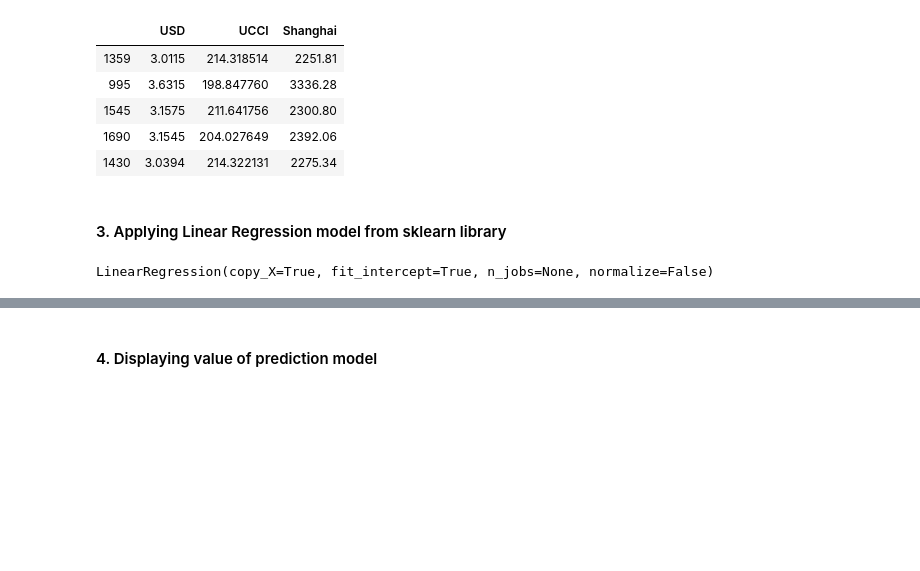
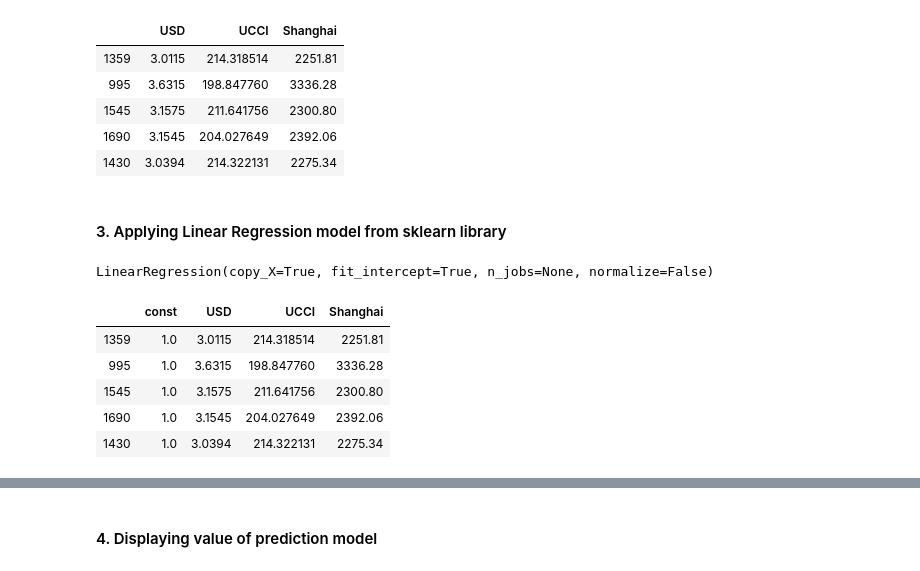
Before and after one commit to n-Faiz/WQD7003-Project-OilPriceMovement, a Jupyter notebook: New_Group_Project_Data_Analytic - Storyline.ipynb, the cells around one changed output, grey strips where cells are left out. Saved outputs shown, nothing was run; the diff lists cells and outputs as text; code cells hidden in the pictures; blank space fills up the shorter version.

```diff
--- a/New_Group_Project_Data_Analytic - Storyline.ipynb
+++ b/New_Group_Project_Data_Analytic - Storyline.ipynb
@@ -830,4 +830,12 @@ regr.fit(xtrain, ytrain)
 # %% [output]
 LinearRegression(copy_X=True, fit_intercept=True, n_jobs=None, normalize=False)
 # %%
-x = sm.add_constant(xtrain)
+xtrain = sm.add_constant(xtrain)
+xtrain.head()
+# %% [output]
+|  | const | USD | UCCI | Shanghai |
+| 1359 | 1.0 | 3.0115 | 214.318514 | 2251.81 |
+| 995 | 1.0 | 3.6315 | 198.847760 | 3336.28 |
+| 1545 | 1.0 | 3.1575 | 211.641756 | 2300.80 |
+| 1690 | 1.0 | 3.1545 | 204.027649 | 2392.06 |
+| 1430 | 1.0 | 3.0394 | 214.322131 | 2275.34 |
```
Also changed, not shown: parts of 7 cells of this notebook.
